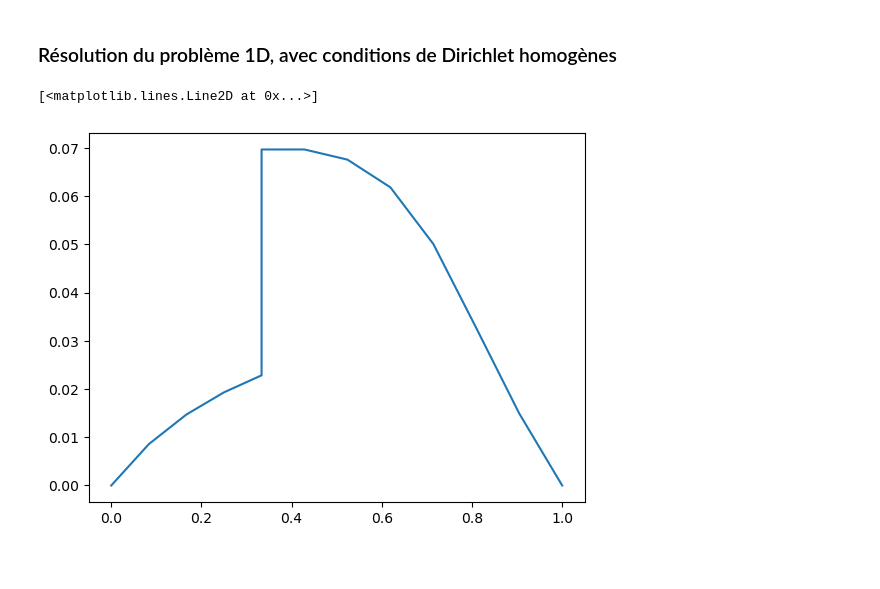
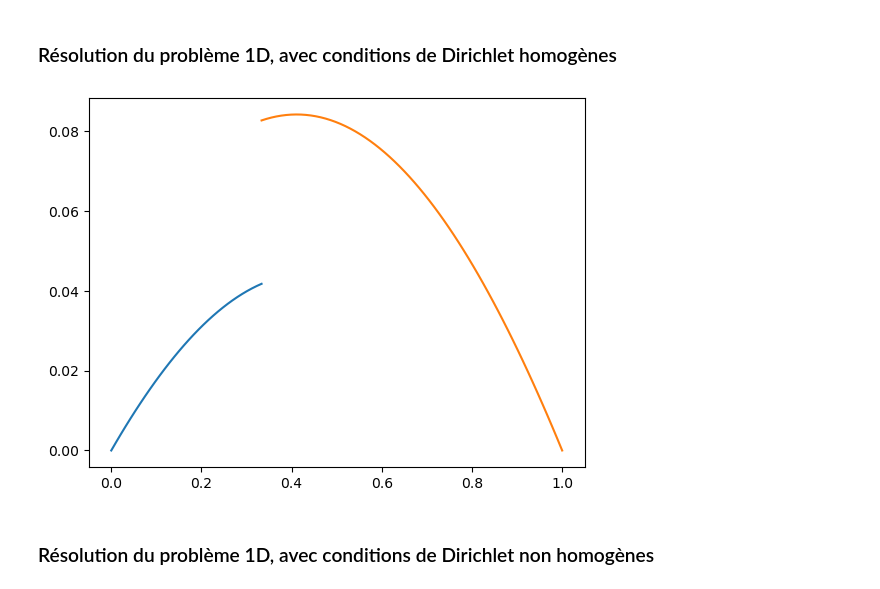
Before and after one commit to Calanohn/ProjetS24A, a Jupyter notebook: Elements_Finis_1D_Dirichlet.ipynb, the cells around one changed output. Drawn from its saved outputs; the diff is of its cells as text; code cells hidden in the pictures.

```diff
--- a/Elements_Finis_1D_Dirichlet.ipynb
+++ b/Elements_Finis_1D_Dirichlet.ipynb
@@ -10,13 +10,13 @@ xm = 0
 xM = 1
 x0 = 1/3
 
-Nm = 3   #Nb de points de maillages intérieurs sur [0,x0]
-NM = 6   #Nb de points de maillages intérieurs sur [x0,1]
+Nm = 30   #Nb de points de maillages intérieurs sur [0,x0]
+NM = 60   #Nb de points de maillages intérieurs sur [x0,1]
 Im = np.linspace(0,x0,Nm+2)
 IM = np.linspace(x0,1,NM+2)
 
 def a(x):
-    return 2+np.sin(2*np.pi*x)
+    return 1
 
 def f(x):
     return np.exp(-(x-1/2)**2)
@@ -70,7 +70,10 @@ def Sec_Mem(Nm,NM):
     return np.concatenate((fm,fM))
 # %%
 U[1:-1] = spl.solve(Mat_Sys(Nm,NM),Sec_Mem(Nm,NM))
-plt.plot(np.concatenate((Im,IM)),U)
+plt.plot(Im,U[:Nm+2])
+plt.plot(IM,U[Nm+2:])
+plt.show()
 # %% [output]
-[<matplotlib.lines.Line2D at 0x...>]
-[figure, old version]
+[figure, new version]
+# %% [markdown]
+### Résolution du problème 1D, avec conditions de Dirichlet non homogènes
```
Also changed, not shown: parts of 4 cells of this notebook.
